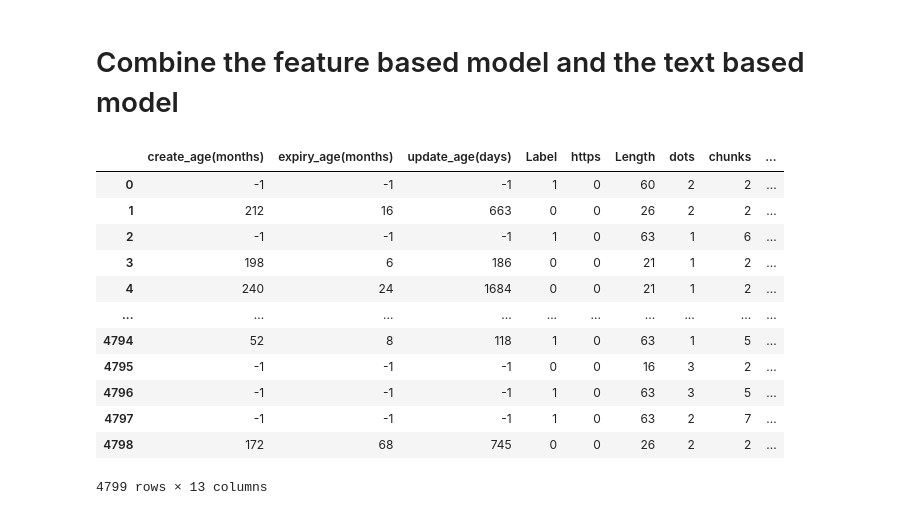
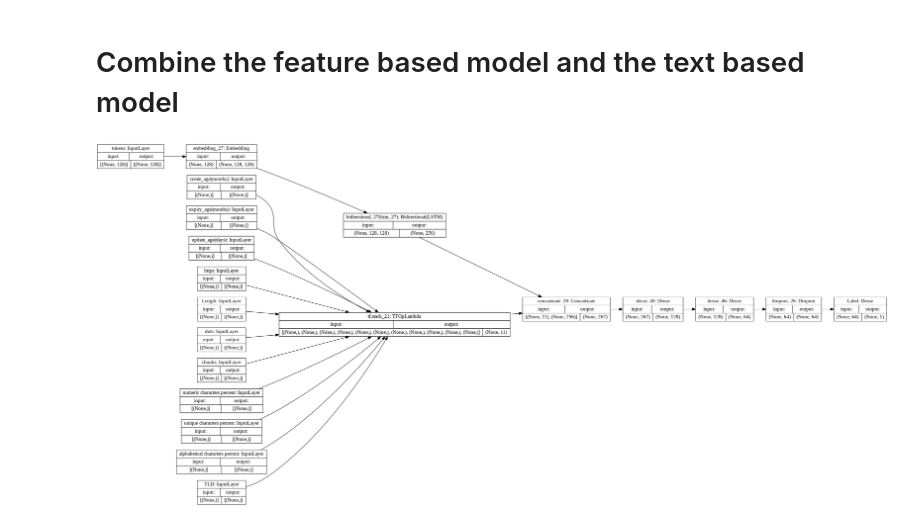
Before and after one commit to shawnrosofsky/MITREHackathonChallengeGroup, a Jupyter notebook: test_model_Shawn.ipynb, the cells around one changed output. Drawn from its saved outputs; the diff is of its cells as text; code cells hidden in the pictures.

Commit message:
Currently training combined model

```diff
--- a/test_model_Shawn.ipynb
+++ b/test_model_Shawn.ipynb
@@ -561,19 +561,6 @@ array([[1],
 # %%
 dat_comb = dat.copy()
 dat_comb['tokens'] = list(tokens)
-dat_comb
+# dat_comb_test = dat_test.copy()
+# dat_comb_test['tokens'] = list(tokens_test)
-# %% [output]
-|  | create_age(months) | expiry_age(months) | update_age(days) | Label | https | Length | dots | chunks | ... |
-| 0 | -1 | -1 | -1 | 1 | 0 | 60 | 2 | 2 | ... |
-| 1 | 212 | 16 | 663 | 0 | 0 | 26 | 2 | 2 | ... |
-| 2 | -1 | -1 | -1 | 1 | 0 | 63 | 1 | 6 | ... |
-| 3 | 198 | 6 | 186 | 0 | 0 | 21 | 1 | 2 | ... |
-| 4 | 240 | 24 | 1684 | 0 | 0 | 21 | 1 | 2 | ... |
-| ... | ... | ... | ... | ... | ... | ... | ... | ... | ... |
-| 4794 | 52 | 8 | 118 | 1 | 0 | 63 | 1 | 5 | ... |
-| 4795 | -1 | -1 | -1 | 0 | 0 | 16 | 3 | 2 | ... |
-| 4796 | -1 | -1 | -1 | 1 | 0 | 63 | 3 | 5 | ... |
-| 4797 | -1 | -1 | -1 | 1 | 0 | 63 | 2 | 7 | ... |
-| 4798 | 172 | 68 | 745 | 0 | 0 | 26 | 2 | 2 | ... |
-4799 rows × 13 columns
 # %%
@@ -615,0 +642,4 @@ model_embedding.compile(loss=tf.keras.losses.BinaryCrossentropy(from_logits=True
+# %%
+tf.keras.utils.plot_model(model_combined, show_shapes=True, rankdir='LR')
+# %% [output]
+[figure, added]
```
Also changed, not shown: parts of 5 cells of this notebook.
